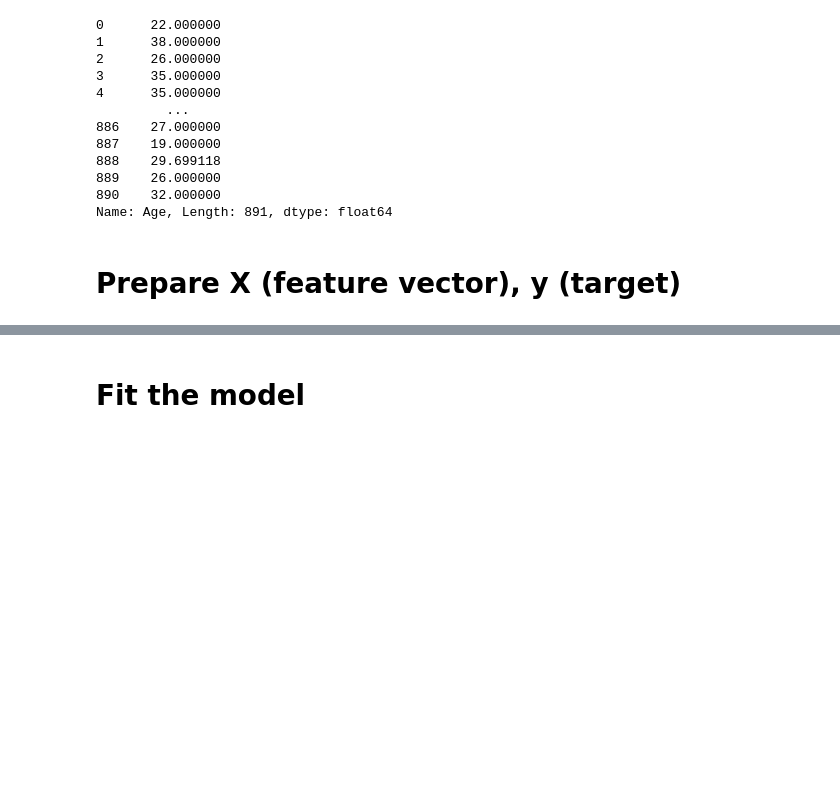
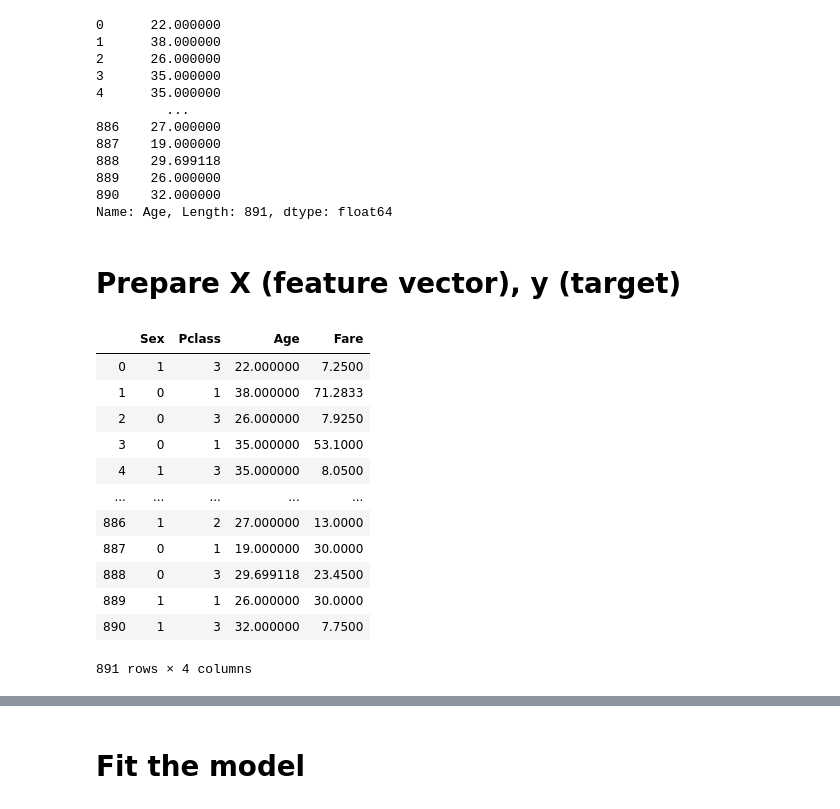
Before and after one commit to garrrychan/ga_notebooks, a Jupyter notebook: intro_to_data_science/titantic_ga.ipynb, the cells around one changed output, grey strips where cells are left out. Drawn from its saved outputs; the diff is of its cells as text; code cells hidden in the pictures; blank space fills up the shorter version.

```diff
--- a/intro_to_data_science/titantic_ga.ipynb
+++ b/intro_to_data_science/titantic_ga.ipynb
@@ -229,3 +164,19 @@ Name: Age, Length: 891, dtype: float64
 # Let's focus on sex, pclass, age, fare
 X_train = df[['Sex', 'Pclass', 'Age', 'Fare']]
 y_train = df['Survived']
+# %%
+X_train
+# %% [output]
+|  | Sex | Pclass | Age | Fare |
+| 0 | 1 | 3 | 22.000000 | 7.2500 |
+| 1 | 0 | 1 | 38.000000 | 71.2833 |
+| 2 | 0 | 3 | 26.000000 | 7.9250 |
+| 3 | 0 | 1 | 35.000000 | 53.1000 |
+| 4 | 1 | 3 | 35.000000 | 8.0500 |
+| ... | ... | ... | ... | ... |
+| 886 | 1 | 2 | 27.000000 | 13.0000 |
+| 887 | 0 | 1 | 19.000000 | 30.0000 |
+| 888 | 0 | 3 | 29.699118 | 23.4500 |
+| 889 | 1 | 1 | 26.000000 | 30.0000 |
+| 890 | 1 | 3 | 32.000000 | 7.7500 |
+891 rows × 4 columns
```
Also changed, not shown: parts of 10 cells of this notebook, 6 other files.
